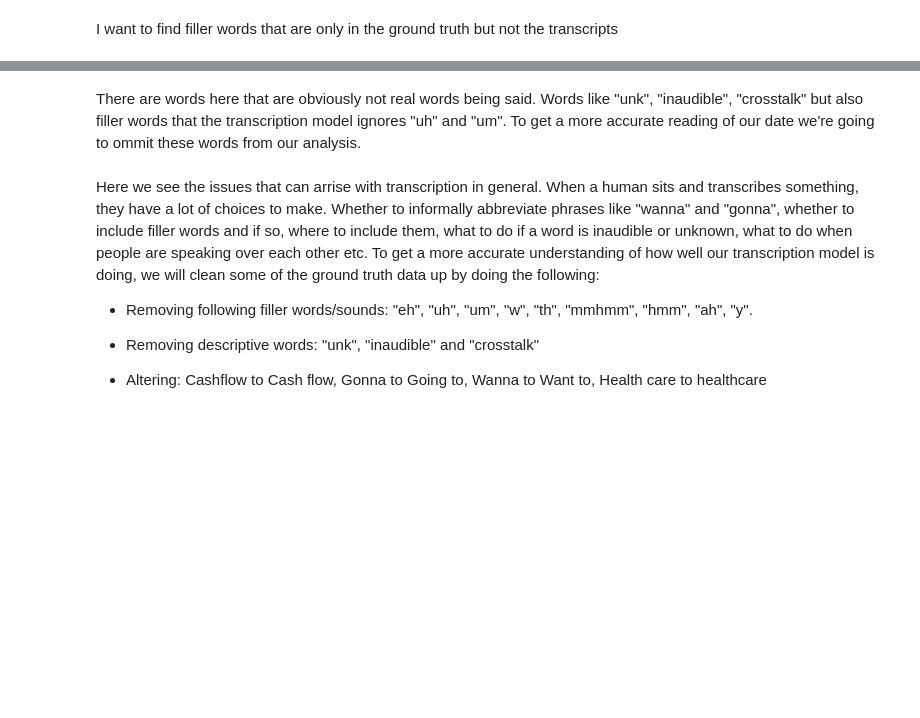
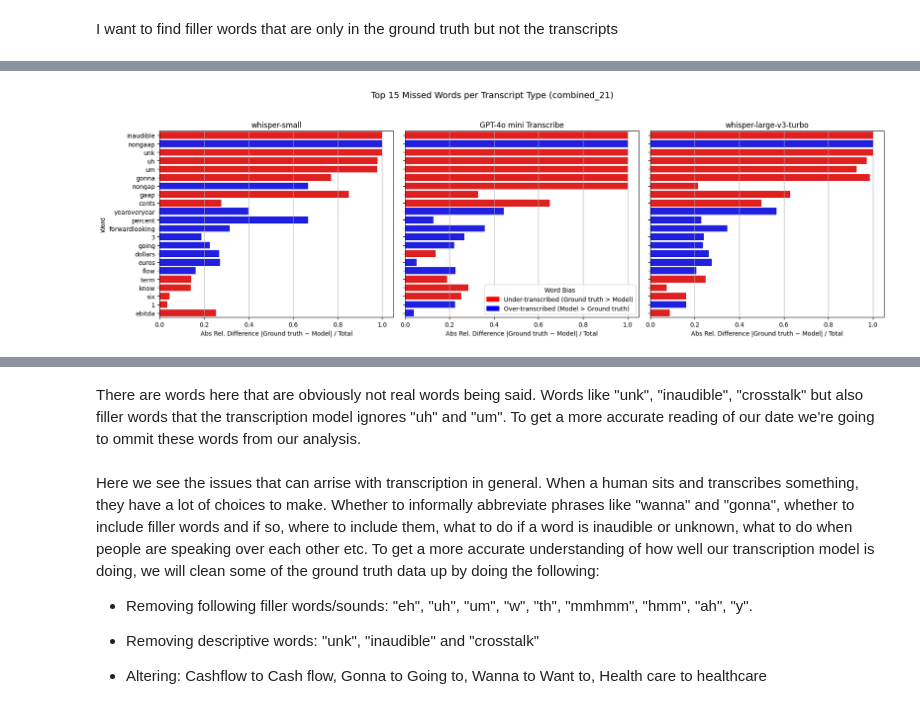
Before and after one commit to MakkerW/Thesis, a Jupyter notebook: Metrics.ipynb, the cells around one changed output, grey strips where cells are left out. Cells and saved outputs as stored; diff of their text form; code cells hidden in the pictures; blank space fills up the shorter version.

```diff
--- a/Metrics.ipynb
+++ b/Metrics.ipynb
@@ -357,0 +261,95 @@ KeyError: 'whisper_text'
+# %%
+min_total = 100
+def get_top_missed_words_by_variant(df_paths, label='', top_n=15, plot=True, filter_words=None):
+    variants = df_paths['variant'].unique()
+    fig, axes = plt.subplots(1, len(variants), figsize=(6 * len(variants), 6), sharey=True) if plot else (None, [None] * len(variants))
+    if len(variants) == 1:
+        axes = [axes]
+
+    all_top_words = []
+    for i, (ax, variant) in enumerate(zip(axes, variants)):
+        df_var = df_paths[df_paths['variant'] == variant]
+        gt_words = []
+        hyp_words = []
+
+        for _, row in df_var.iterrows():
+            gt_words += row['gt_text'].split()
+            hyp_words += row['hyp_text'].split()
+
+        gt_counter = Counter(gt_words)
+        hyp_counter = Counter(hyp_words)
+        all_words = set(gt_counter) | set(hyp_counter)
+
+        data = []
+        for word in all_words:
+            gt_count = gt_counter[word]
+            hyp_count = hyp_counter[word]
+            total = gt_count + hyp_count
+            color = 'red' if gt_count > hyp_count else 'blue'
+            rel_diff = abs((gt_count - hyp_count)) / total
+            data.append({
+                'variant': variant,
+                'word': word,
+                'gt_count': gt_count,
+                'hyp_count': hyp_count,
+                'rel_diff': rel_diff,
+                'total': total,
+                'top' : False,
+                'color': color
+            })
+
+        df_diff = pd.DataFrame(data)
+        df_top = df_diff[df_diff['total'] > min_total].sort_values(by='rel_diff', ascending=False).head(top_n)
+        df_diff['top'] = df_diff['word'].isin(df_top['word'])
+        all_top_words.append(df_diff)
+        if plot:
+            if filter_words is not None:
+                df_plot = df_diff[df_diff['word'].isin(filter_words)]
+            else:
+                df_plot = df_diff.sort_values(by='rel_diff', ascending=False).head(top_n)
+            sns.barplot(data=df_plot, x='rel_diff', y='word',palette=df_plot.set_index('word').loc[df_plot['word'], 'color'].to_dict(),ax=ax,order=filter_words if filter_words else None)
+            if i == 1:  # Only show legend on the middle plot
+                legend_handles = [Patch(color='red', label='Under-transcribed (Ground truth > Model)'), Patch(color='blue', label='Over-transcribed (Model > Ground truth)')]
+                ax.legend(handles=legend_handles, title='Word Bias', loc='lower right')
+            ax.set_title(f"{variant}")
+            ax.set_xlabel("Abs Rel. Difference |Ground truth − Model| / Total")
+            ax.set_ylabel("Word")
+            ax.grid(True, axis='x')
+
+    if plot:
+        plt.suptitle(f"Top {top_n} Missed Words per Transcript Type ({label})", fontsize=14)
+        plt.tight_layout(rect=[0, 0.03, 1, 0.95])
+        plt.show()
+        return
+
+    return pd.concat(all_top_words, ignore_index=True)
+
+
+
+
+# First run: collect all data (no plots)
+df_all_21 = get_top_missed_words_by_variant(df_paths_21, label='combined_21', plot=False)
+df_all_22 = get_top_missed_words_by_variant(df_paths_22, label='combined_22', plot=False)
+
+top_words_21 = df_all_21[(df_all_21['total'] > min_total) & (df_all_21['top'])]['word'].unique()
+top_words_22 = df_all_22[(df_all_22['total'] > min_total) & (df_all_22['top'])]['word'].unique()
+
+ordered_words_21 = (
+    df_all_21[df_all_21['word'].isin(top_words_21)]
+    .groupby('word', as_index=False)
+    .agg({'rel_diff': 'mean'})
+    .sort_values(by='rel_diff', ascending=False)
+)
+ordered_words_22 = (
+    df_all_22[df_all_22['word'].isin(top_words_22)]
+    .groupby('word', as_index=False)
+    .agg({'rel_diff': 'mean'})
+    .sort_values(by='rel_diff', ascending=False)
+)
+ordered_words_21 = ordered_words_21['word'].tolist()
+ordered_words_22 = ordered_words_22['word'].tolist()
+
+get_top_missed_words_by_variant(df_paths_21, label='combined_21', plot=True, filter_words=ordered_words_21)
+get_top_missed_words_by_variant(df_paths_22, label='combined_22', plot=True, filter_words=ordered_words_22)
+# %% [output]
+[figure, added]
```
Also changed, not shown: parts of 9 cells of this notebook.
